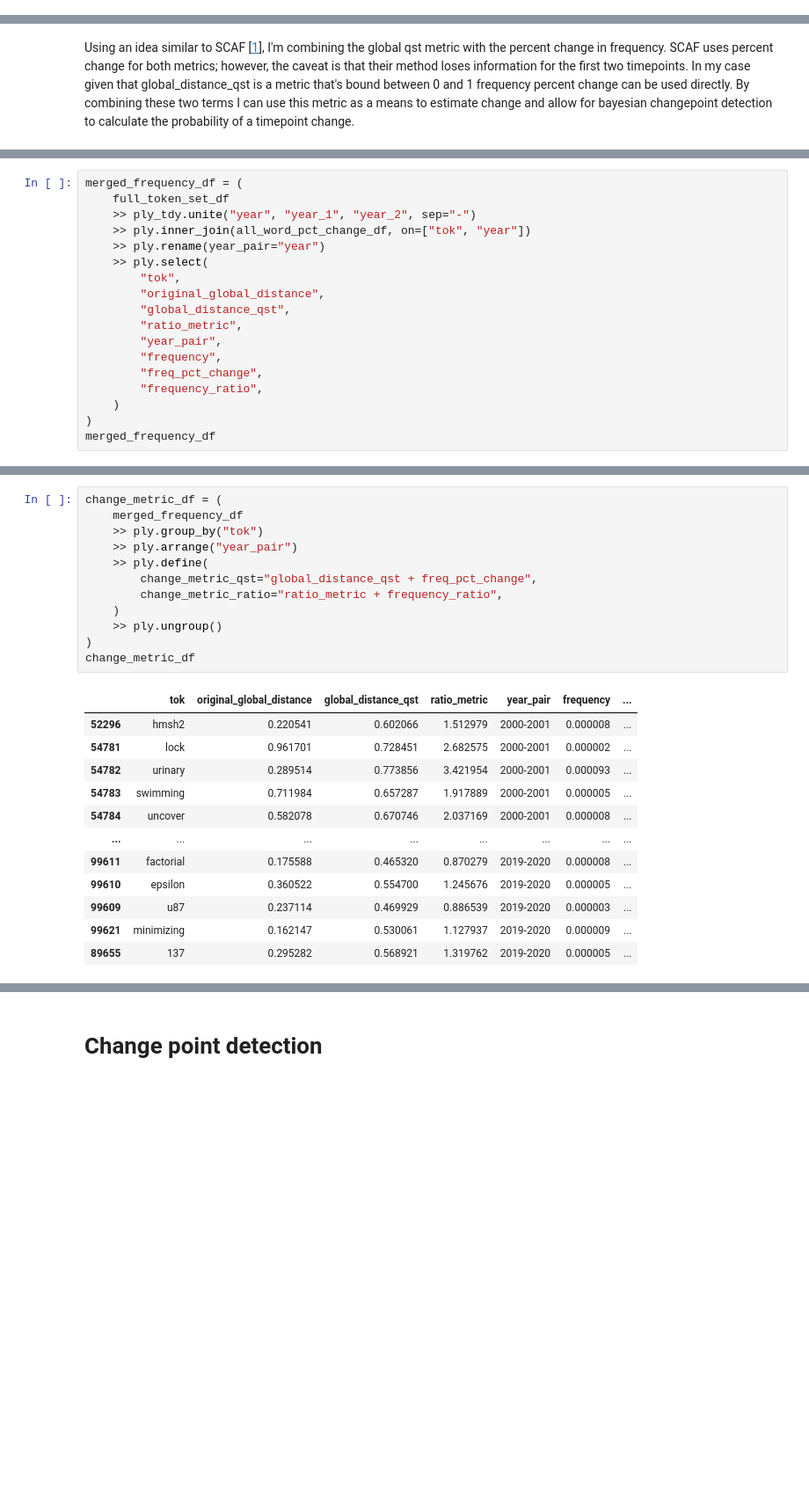
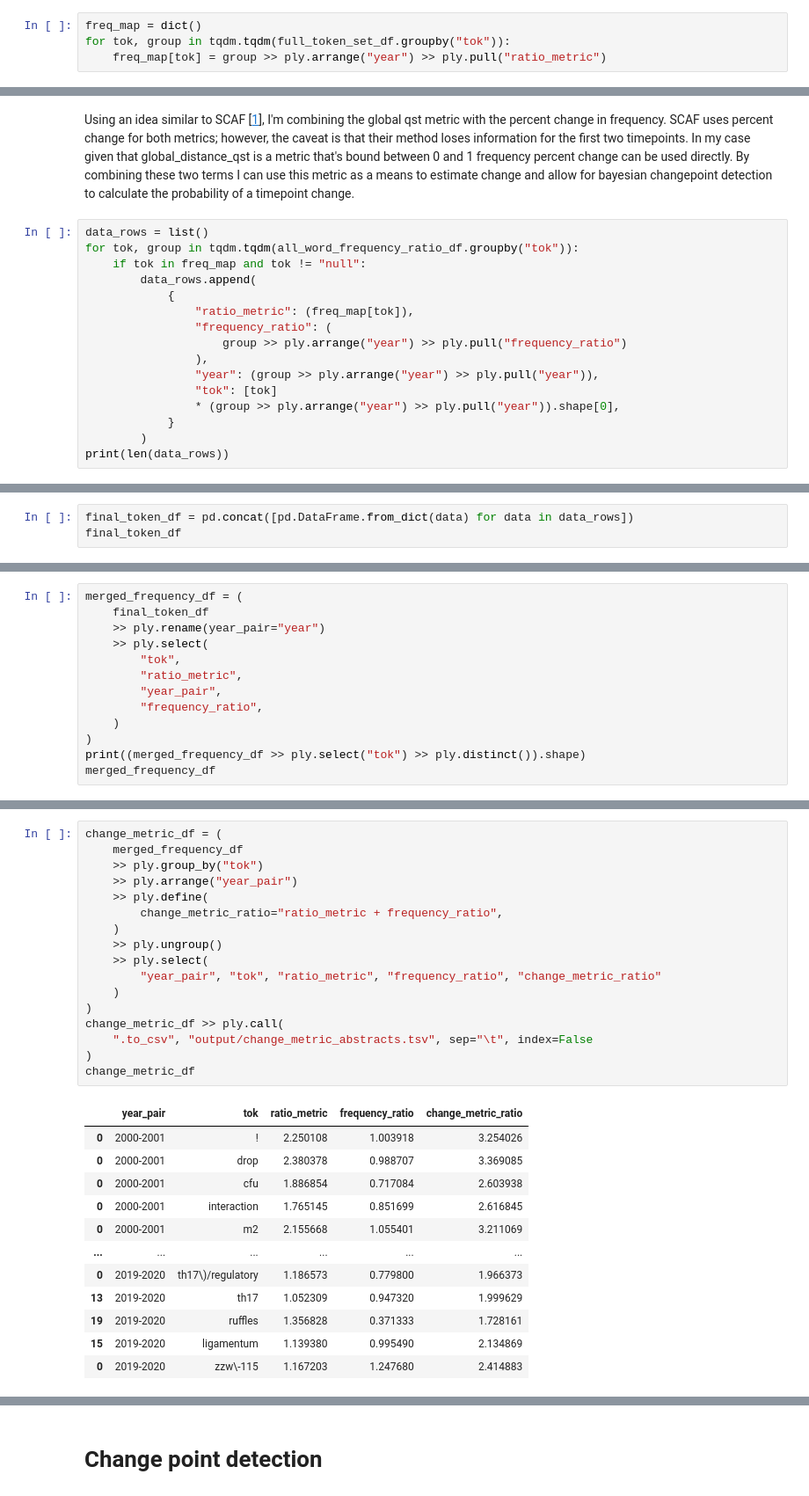
Before and after one commit to greenelab/biovectors, a Jupyter notebook: bayesian_changepoint_detection_experiment/01_change_point_detection.ipynb, the cells around one changed output, grey strips where cells are left out. Shown at 88% size. Saved outputs shown, nothing was run; the diff lists cells and outputs as text; blank space fills up the shorter version.

```diff
--- a/bayesian_changepoint_detection_experiment/01_change_point_detection.ipynb
+++ b/bayesian_changepoint_detection_experiment/01_change_point_detection.ipynb
@@ -144,3 +178,7 @@ full_token_set_df.head()
+# %%
+freq_map = dict()
+for tok, group in tqdm.tqdm(full_token_set_df.groupby("tok")):
+    freq_map[tok] = group >> ply.arrange("year") >> ply.pull("ratio_metric")
 # %% [markdown]
 # Combine both information
 # %% [markdown]
@@ -148,3 +186,19 @@ Using an idea similar to SCAF \[[1](https://doi.org/10.1007/s00799-019-00271-6)\
 SCAF uses percent change for both metrics; however, the caveat is that their method loses information for the first two timepoints.
 In my case given that global_distance_qst is a metric that's bound between 0 and 1 frequency percent change can be used directly.
 By combining these two terms I can use this metric as a means to estimate change and allow for bayesian changepoint detection to calculate the probability of a timepoint change.
+# %%
+data_rows = list()
+for tok, group in tqdm.tqdm(all_word_frequency_ratio_df.groupby("tok")):
+    if tok in freq_map and tok != "null":
+        data_rows.append(
+            {
+                "ratio_metric": (freq_map[tok]),
+                "frequency_ratio": (
+                    group >> ply.arrange("year") >> ply.pull("frequency_ratio")
+                ),
+                "year": (group >> ply.arrange("year") >> ply.pull("year")),
+                "tok": [tok]
+                * (group >> ply.arrange("year") >> ply.pull("year")).shape[0],
+            }
+        )
+print(len(data_rows))
@@ -150,0 +207,3 @@ By combining these two terms I can use this metric as a means to estimate change
+# %%
+final_token_df = pd.concat([pd.DataFrame.from_dict(data) for data in data_rows])
+final_token_df
@@ -151,19 +224,14 @@ By combining these two terms I can use this metric as a means to estimate change
 # %%
 merged_frequency_df = (
-    full_token_set_df
-    >> ply_tdy.unite("year", "year_1", "year_2", sep="-")
-    >> ply.inner_join(all_word_pct_change_df, on=["tok", "year"])
+    final_token_df
     >> ply.rename(year_pair="year")
     >> ply.select(
         "tok",
-        "original_global_distance",
-        "global_distance_qst",
         "ratio_metric",
         "year_pair",
-        "frequency",
-        "freq_pct_change",
         "frequency_ratio",
     )
 )
+print((merged_frequency_df >> ply.select("tok") >> ply.distinct()).shape)
 merged_frequency_df
 # %% [output]
@@ -183,25 +252,30 @@ merged_frequency_df
 # %%
 change_metric_df = (
     merged_frequency_df
     >> ply.group_by("tok")
     >> ply.arrange("year_pair")
     >> ply.define(
-        change_metric_qst="global_distance_qst + freq_pct_change",
         change_metric_ratio="ratio_metric + frequency_ratio",
     )
     >> ply.ungroup()
+    >> ply.select(
+        "year_pair", "tok", "ratio_metric", "frequency_ratio", "change_metric_ratio"
+    )
+)
+change_metric_df >> ply.call(
+    ".to_csv", "output/change_metric_abstracts.tsv", sep="\t", index=False
 )
 change_metric_df
 # %% [output]
-|  | tok | original_global_distance | global_distance_qst | ratio_metric | year_pair | frequency | ... |
-| 52296 | hmsh2 | 0.220541 | 0.602066 | 1.512979 | 2000-2001 | 0.000008 | ... |
-| 54781 | lock | 0.961701 | 0.728451 | 2.682575 | 2000-2001 | 0.000002 | ... |
-| 54782 | urinary | 0.289514 | 0.773856 | 3.421954 | 2000-2001 | 0.000093 | ... |
-| 54783 | swimming | 0.711984 | 0.657287 | 1.917889 | 2000-2001 | 0.000005 | ... |
-| 54784 | uncover | 0.582078 | 0.670746 | 2.037169 | 2000-2001 | 0.000008 | ... |
-| ... | ... | ... | ... | ... | ... | ... | ... |
-| 99611 | factorial | 0.175588 | 0.465320 | 0.870279 | 2019-2020 | 0.000008 | ... |
-| 99610 | epsilon | 0.360522 | 0.554700 | 1.245676 | 2019-2020 | 0.000005 | ... |
-| 99609 | u87 | 0.237114 | 0.469929 | 0.886539 | 2019-2020 | 0.000003 | ... |
-| 99621 | minimizing | 0.162147 | 0.530061 | 1.127937 | 2019-2020 | 0.000009 | ... |
-| 89655 | 137 | 0.295282 | 0.568921 | 1.319762 | 2019-2020 | 0.000005 | ... |
+|  | year_pair | tok | ratio_metric | frequency_ratio | change_metric_ratio |
+| 0 | 2000-2001 | ! | 2.250108 | 1.003918 | 3.254026 |
+| 0 | 2000-2001 | drop | 2.380378 | 0.988707 | 3.369085 |
+| 0 | 2000-2001 | cfu | 1.886854 | 0.717084 | 2.603938 |
+| 0 | 2000-2001 | interaction | 1.765145 | 0.851699 | 2.616845 |
+| 0 | 2000-2001 | m2 | 2.155668 | 1.055401 | 3.211069 |
+| ... | ... | ... | ... | ... | ... |
+| 0 | 2019-2020 | th17\)/regulatory | 1.186573 | 0.779800 | 1.966373 |
+| 13 | 2019-2020 | th17 | 1.052309 | 0.947320 | 1.999629 |
+| 19 | 2019-2020 | ruffles | 1.356828 | 0.371333 | 1.728161 |
+| 15 | 2019-2020 | ligamentum | 1.139380 | 0.995490 | 2.134869 |
+| 0 | 2019-2020 | zzw\-115 | 1.167203 | 1.247680 | 2.414883 |
```
Also changed, not shown: parts of 31 cells of this notebook, 6 other files.
